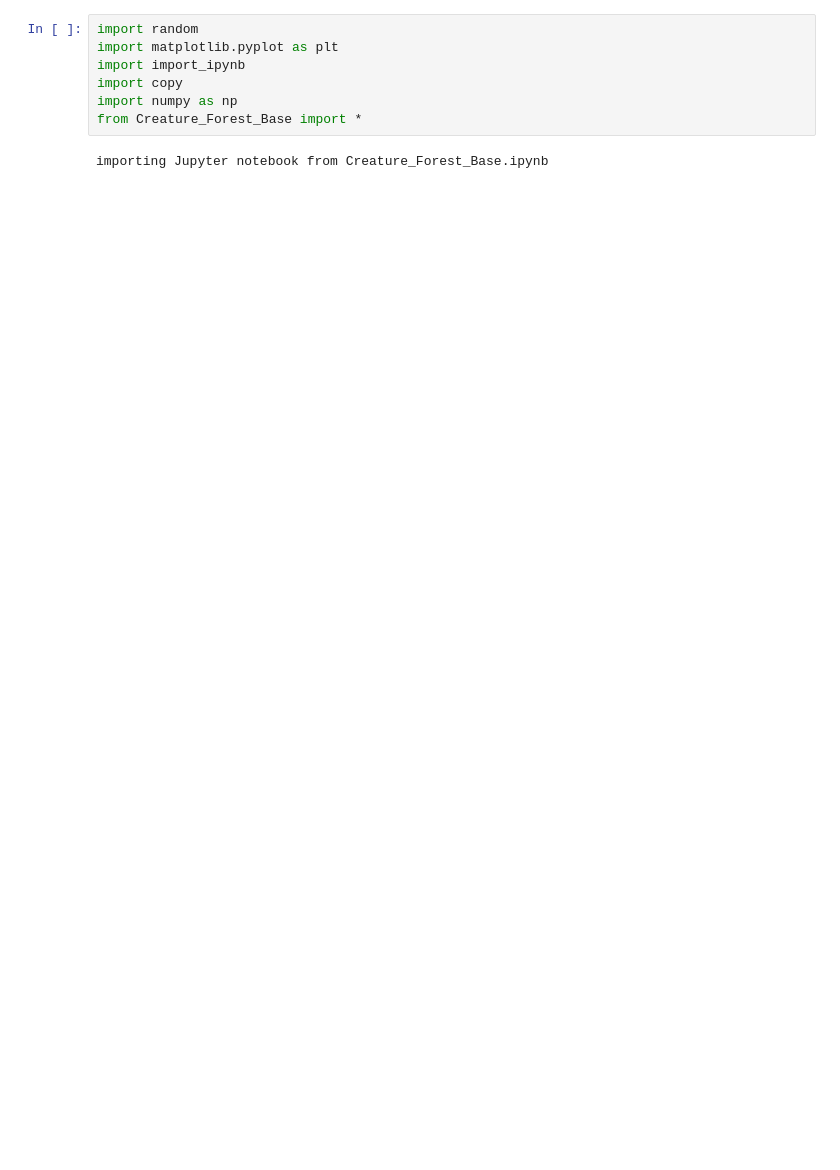
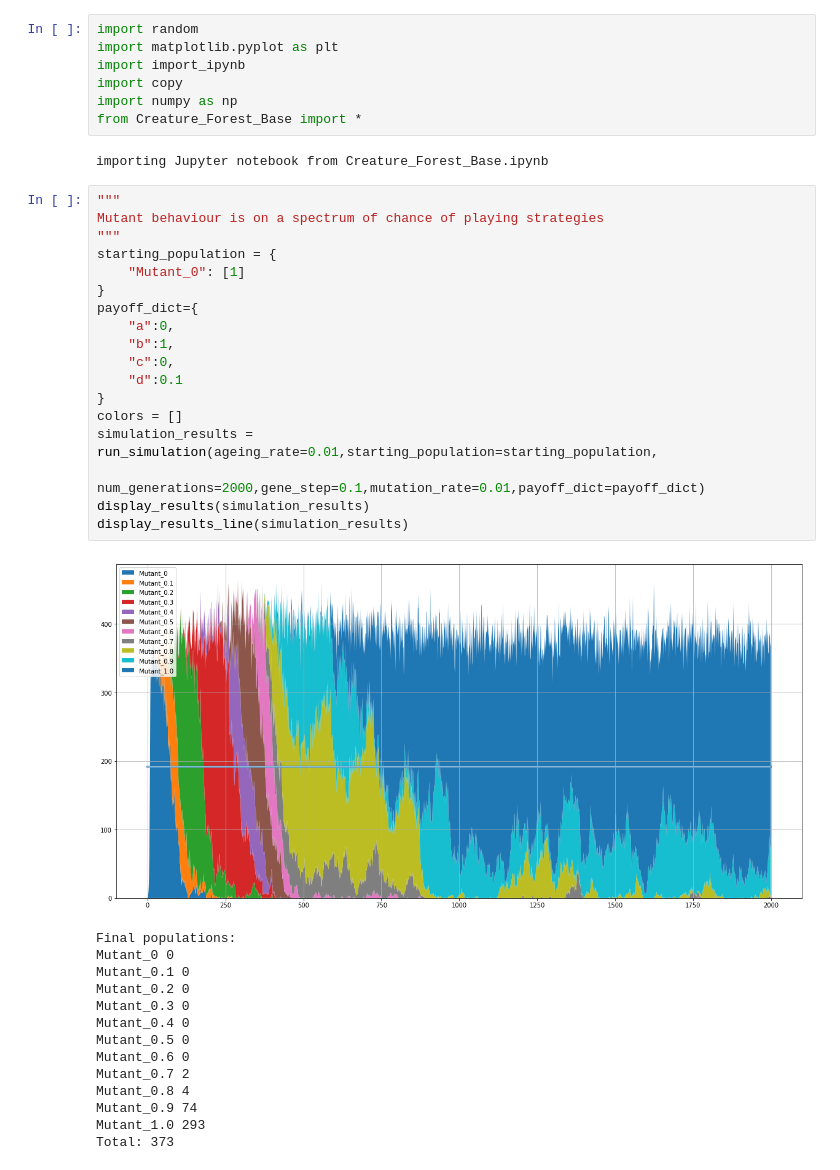
Before and after one commit to AryamanReddi99/Creature-Forest, a Jupyter notebook: Jupyter/Mutants.ipynb, the cells around one changed output. Cells and saved outputs as stored; diff of their text form; blank space fills up the shorter version.

```diff
--- a/Jupyter/Mutants.ipynb
+++ b/Jupyter/Mutants.ipynb
@@ -7,3 +7,36 @@ import numpy as np
 from Creature_Forest_Base import *
 # %% [output]
 importing Jupyter notebook from Creature_Forest_Base.ipynb
+# %%
+"""
+Mutant behaviour is on a spectrum of chance of playing strategies
+"""
+starting_population = {
+    "Mutant_0": [1]
+}
+payoff_dict={
+    "a":0,
+    "b":1,
+    "c":0,
+    "d":0.1
+}
+colors = []
+simulation_results = run_simulation(ageing_rate=0.01,starting_population=starting_population,
+                                    num_generations=2000,gene_step=0.1,mutation_rate=0.01,payoff_dict=payoff_dict)
+display_results(simulation_results)
+display_results_line(simulation_results)
+# %% [output]
+[figure, added]
+Final populations:
+Mutant_0 0
+Mutant_0.1 0
+Mutant_0.2 0
+Mutant_0.3 0
+Mutant_0.4 0
+Mutant_0.5 0
+Mutant_0.6 0
+Mutant_0.7 2
+Mutant_0.8 4
+Mutant_0.9 74
+Mutant_1.0 293
+Total: 373
```
Also changed, not shown: parts of 3 cells of this notebook, 7 other files.
